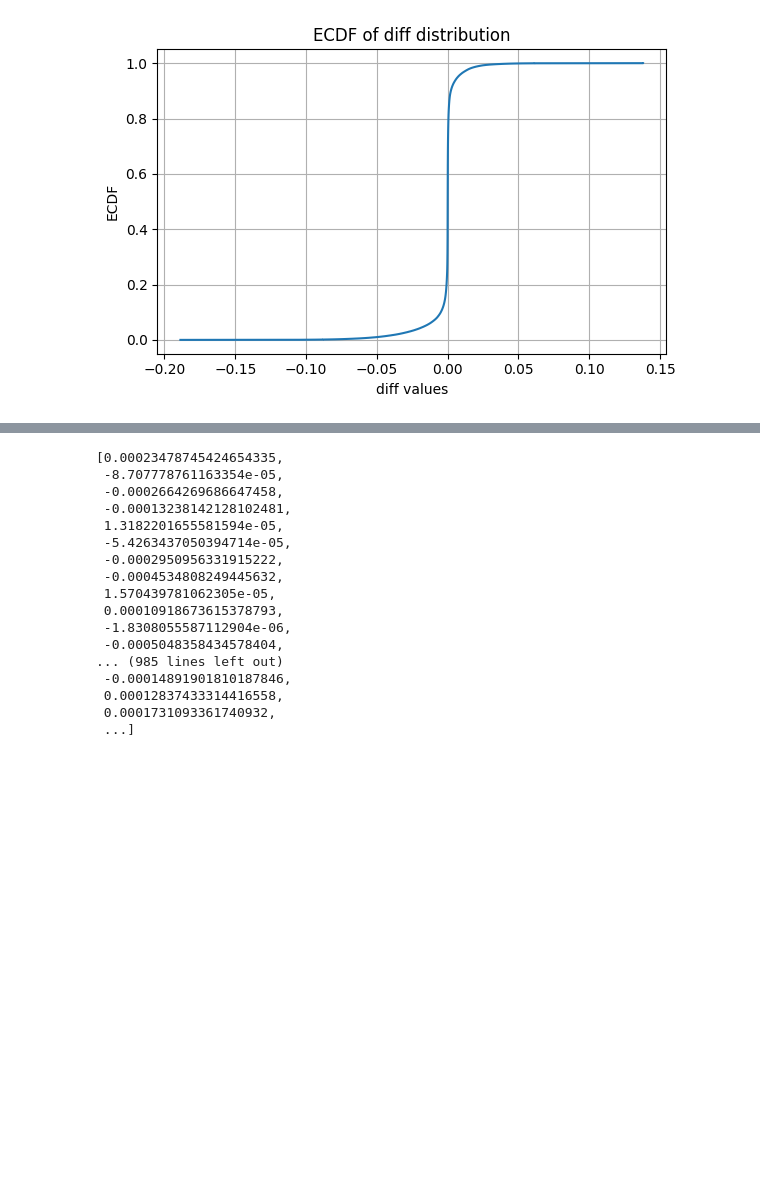
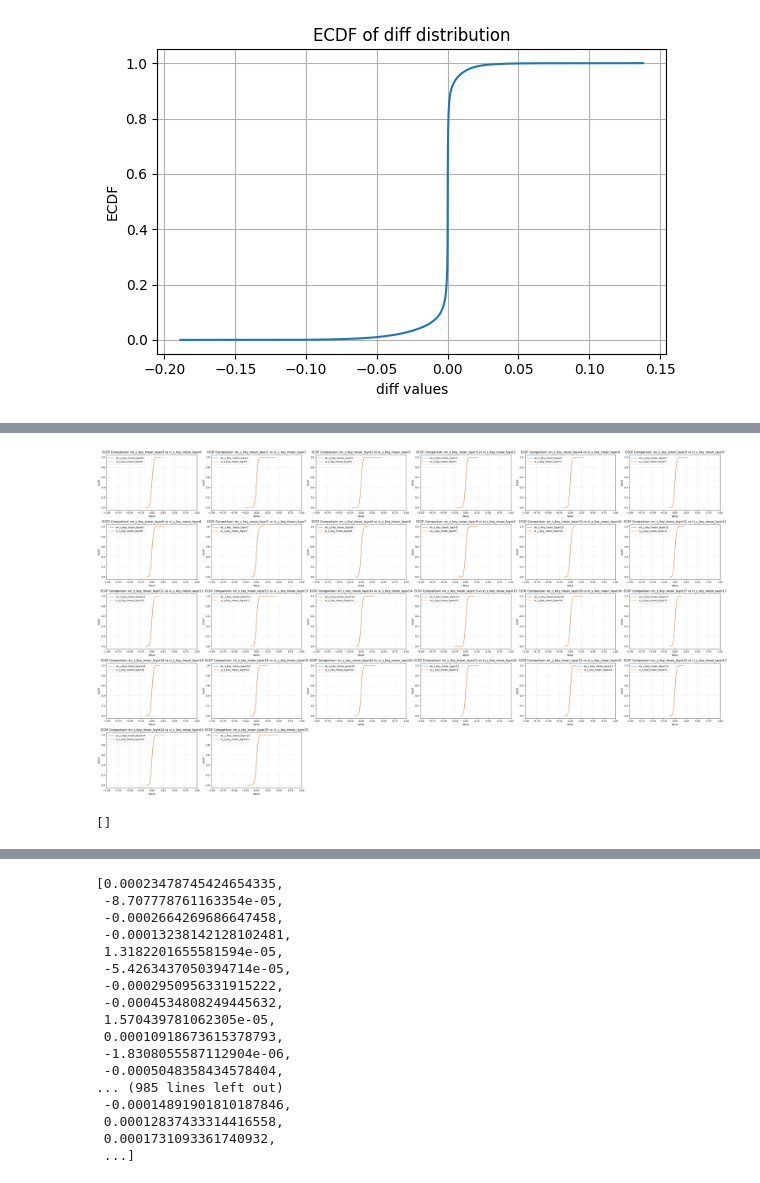
Before and after one commit to weizaiff/LRP, a Jupyter notebook: 20251113_lrp_analysis.ipynb, the cells around one changed output, grey strips where cells are left out. Cells and saved outputs as stored; diff of their text form; code cells hidden in the pictures; blank space fills up the shorter version.

Commit message:
add relation calc

```diff
--- a/20251113_lrp_analysis.ipynb
+++ b/20251113_lrp_analysis.ipynb
@@ -126,0 +436,2 @@ drwa_ecdf(np.array(mean_diff))
+# %%
+result_relation = calc_per_neu_pvalue(data, data_vi)
@@ -126,0 +458,21 @@ drwa_ecdf(np.array(mean_diff))
+# %%
+data_neu_enAvi_rela_result_per_layer = []
+data_neu_enAvi_rela_result_per_layer_labels = []
+
+for ilayer in range(26):
+    single_layer = []
+    for ikey in result_relation.keys():
+        if f'layers.{ilayer}' in ikey:
+            single_layer.extend(result_relation[ikey]['p'][0].tolist())
+
+    data_neu_enAvi_rela_result_per_layer.append(np.array(single_layer))
+    data_neu_enAvi_rela_result_per_layer.append(np.array(single_layer))
+
+
+    data_neu_enAvi_result_per_layer_labels.append(f"layer.{ilayer}")
+    data_neu_enAvi_result_per_layer_labels.append(f"layer.{ilayer}")
+    #data_neu_enAvi_result_per_layer_labels.append(f'vi_s_key_mean_layer{ilayer}')
+
+plot_ecdf_pairs(data_neu_enAvi_rela_result_per_layer, data_neu_enAvi_result_per_layer_labels, xdim_max =1, xdim_min = -1)
+# %% [output]
+[figure, added]
@@ -126,0 +481,4 @@ drwa_ecdf(np.array(mean_diff))
+# %%
+data_neu_enAvi_rela_result_per_layer
+# %% [output]
+[]
```
Also changed, not shown: parts of 17 cells of this notebook.
